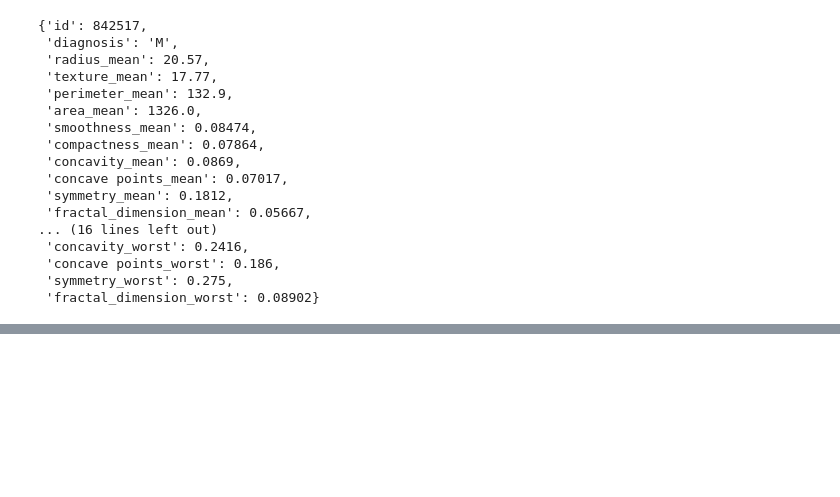
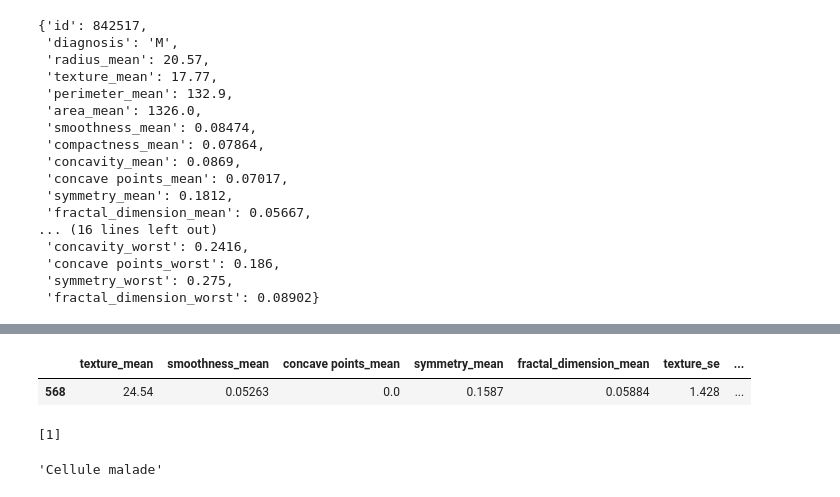
Before and after one commit to Laeti-dev/flask_streamlit, a Jupyter notebook: request.ipynb, the cells around one changed output, grey strips where cells are left out. Saved outputs shown, nothing was run; the diff lists cells and outputs as text; code cells hidden in the pictures; blank space fills up the shorter version.

Commit message:
logistic regression model pipeline

```diff
--- a/request.ipynb
+++ b/request.ipynb
@@ -74,0 +88,27 @@ NameError: name 'X_test' is not defined
+# %%
+features = ['texture_mean', 'smoothness_mean', 'concave points_mean',
+            'symmetry_mean', 'fractal_dimension_mean', 'texture_se', 'perimeter_se',
+            'smoothness_se', 'compactness_se', 'concavity_se', 'concave points_se',
+            'symmetry_se', 'fractal_dimension_se', 'area_worst', 'smoothness_worst',
+            'symmetry_worst', 'fractal_dimension_worst']
+# %%
+sample = {'id_selected': 92751}
+cell = df.loc[df['id'] == sample['id_selected']][features]
+cell
+# %% [output]
+|  | texture_mean | smoothness_mean | concave points_mean | symmetry_mean | fractal_dimension_mean | texture_se | ... |
+| 568 | 24.54 | 0.05263 | 0.0 | 0.1587 | 0.05884 | 1.428 | ... |
+# %%
+# Predict with the pipeline 2/2
+prediction = pipeline.predict(cell)
+prediction.tolist()
+# %% [output]
+[1]
+# %%
+#convert from 0 -> bénigne, maligne sinon
+dict_ = {1:'Cellule malade', 0:'Cellule bénigne'}
+# gauge =
+# gauge
+dict_[prediction[0]]
+# %% [output]
+'Cellule malade'
```
Also changed, not shown: parts of 5 cells of this notebook, 4 other files.
